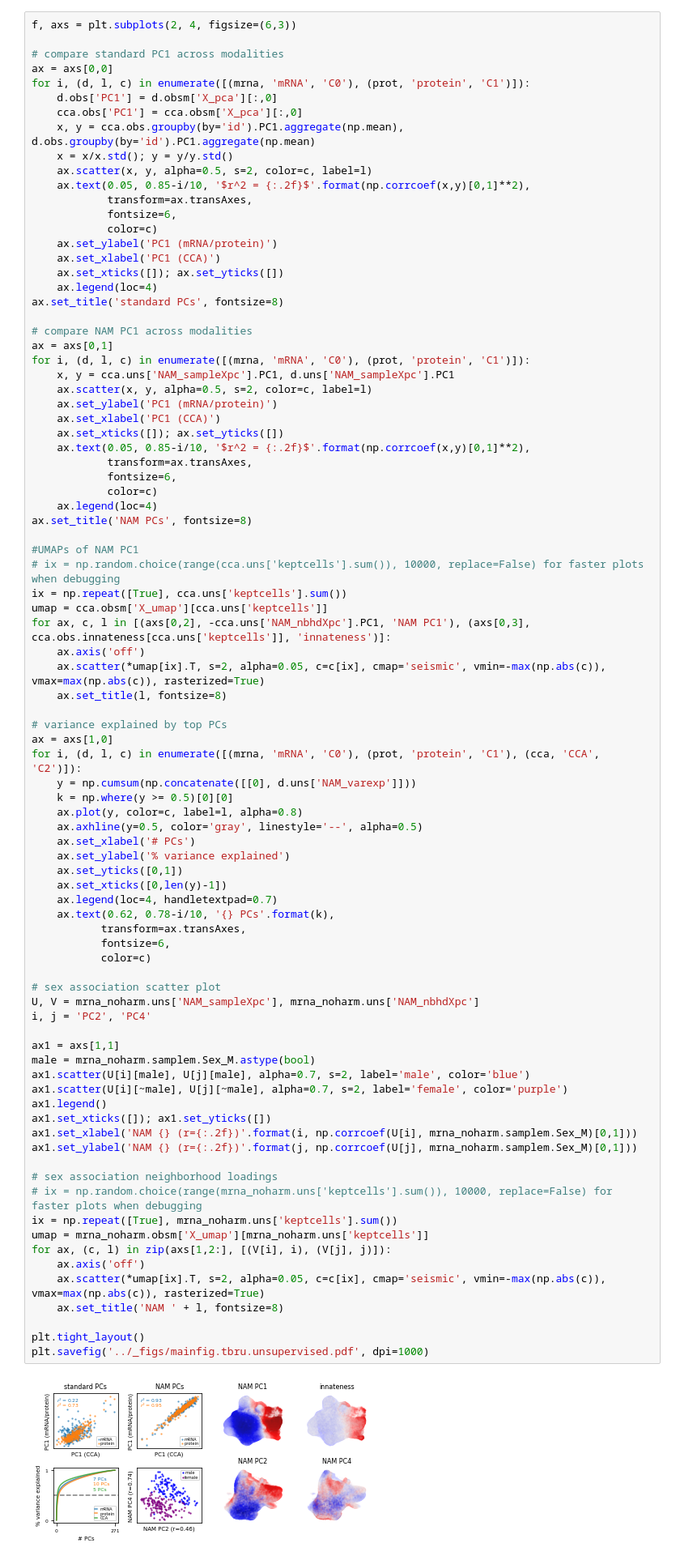
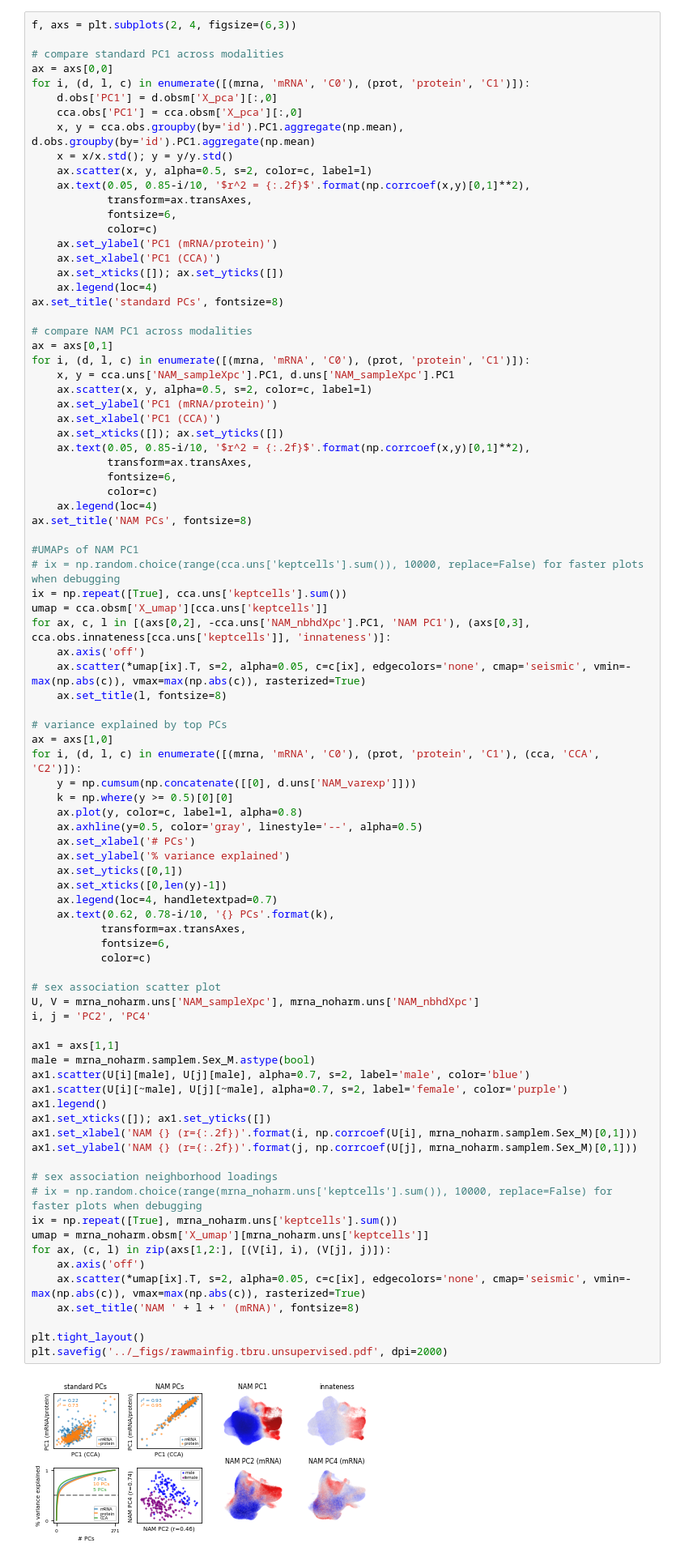
Before and after one commit to immunogenomics/cna-display, a Jupyter notebook: tbru/nam_pcs.ipynb, the cells around one changed output. Shown at 81% size. Drawn from its saved outputs; the diff is of its cells as text.

Commit message:
rasterized, other small changes

```diff
--- a/tbru/nam_pcs.ipynb
+++ b/tbru/nam_pcs.ipynb
@@ -100,7 +100,7 @@ ix = np.repeat([True], cca.uns['keptcells'].sum())
 umap = cca.obsm['X_umap'][cca.uns['keptcells']]
 for ax, c, l in [(axs[0,2], -cca.uns['NAM_nbhdXpc'].PC1, 'NAM PC1'), (axs[0,3], cca.obs.innateness[cca.uns['keptcells']], 'innateness')]:
     ax.axis('off')
-    ax.scatter(*umap[ix].T, s=2, alpha=0.05, c=c[ix], cmap='seismic', vmin=-max(np.abs(c)), vmax=max(np.abs(c)), rasterized=True)
+    ax.scatter(*umap[ix].T, s=2, alpha=0.05, c=c[ix], edgecolors='none', cmap='seismic', vmin=-max(np.abs(c)), vmax=max(np.abs(c)), rasterized=True)
     ax.set_title(l, fontsize=8)
 
 # variance explained by top PCs
@@ -115,37 +115,37 @@ for i, (d, l, c) in enumerate([(mrna, 'mRNA', 'C0'), (prot, 'protein', 'C1'), (c
     ax.set_yticks([0,1])
     ax.set_xticks([0,len(y)-1])
     ax.legend(loc=4, handletextpad=0.7)
     ax.text(0.62, 0.78-i/10, '{} PCs'.format(k),
            transform=ax.transAxes,
            fontsize=6,
            color=c)
 
 # sex association scatter plot
 U, V = mrna_noharm.uns['NAM_sampleXpc'], mrna_noharm.uns['NAM_nbhdXpc']
 i, j = 'PC2', 'PC4'
 
 ax1 = axs[1,1]
 male = mrna_noharm.samplem.Sex_M.astype(bool)
 ax1.scatter(U[i][male], U[j][male], alpha=0.7, s=2, label='male', color='blue')
 ax1.scatter(U[i][~male], U[j][~male], alpha=0.7, s=2, label='female', color='purple')
 ax1.legend()
 ax1.set_xticks([]); ax1.set_yticks([])
 ax1.set_xlabel('NAM {} (r={:.2f})'.format(i, np.corrcoef(U[i], mrna_noharm.samplem.Sex_M)[0,1]))
 ax1.set_ylabel('NAM {} (r={:.2f})'.format(j, np.corrcoef(U[j], mrna_noharm.samplem.Sex_M)[0,1]))
 
 # sex association neighborhood loadings
 # ix = np.random.choice(range(mrna_noharm.uns['keptcells'].sum()), 10000, replace=False) for faster plots when debugging
 ix = np.repeat([True], mrna_noharm.uns['keptcells'].sum())
 umap = mrna_noharm.obsm['X_umap'][mrna_noharm.uns['keptcells']]
 for ax, (c, l) in zip(axs[1,2:], [(V[i], i), (V[j], j)]):
     ax.axis('off')
-    ax.scatter(*umap[ix].T, s=2, alpha=0.05, c=c[ix], cmap='seismic', vmin=-max(np.abs(c)), vmax=max(np.abs(c)), rasterized=True)
-    ax.set_title('NAM ' + l, fontsize=8)
+    ax.scatter(*umap[ix].T, s=2, alpha=0.05, c=c[ix], edgecolors='none', cmap='seismic', vmin=-max(np.abs(c)), vmax=max(np.abs(c)), rasterized=True)
+    ax.set_title('NAM ' + l + ' (mRNA)', fontsize=8)
 
 plt.tight_layout()
-plt.savefig('../_figs/mainfig.tbru.unsupervised.pdf', dpi=1000)
+plt.savefig('../_figs/rawmainfig.tbru.unsupervised.pdf', dpi=2000)
 # %% [output]
-[figure, old version]
+[figure, new version]
 # %% [markdown]
 ## main text numbers
 # %%
```
Also changed, not shown: 7 other files.
